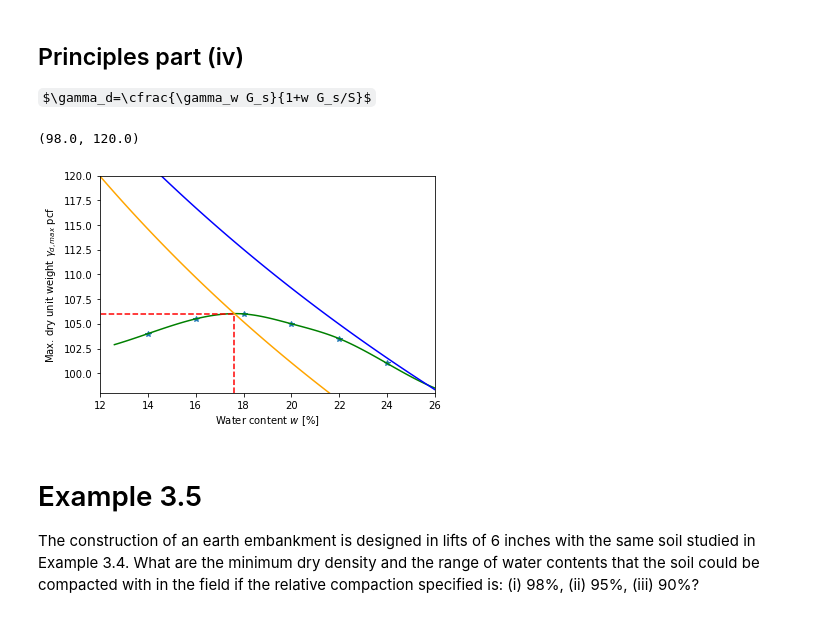
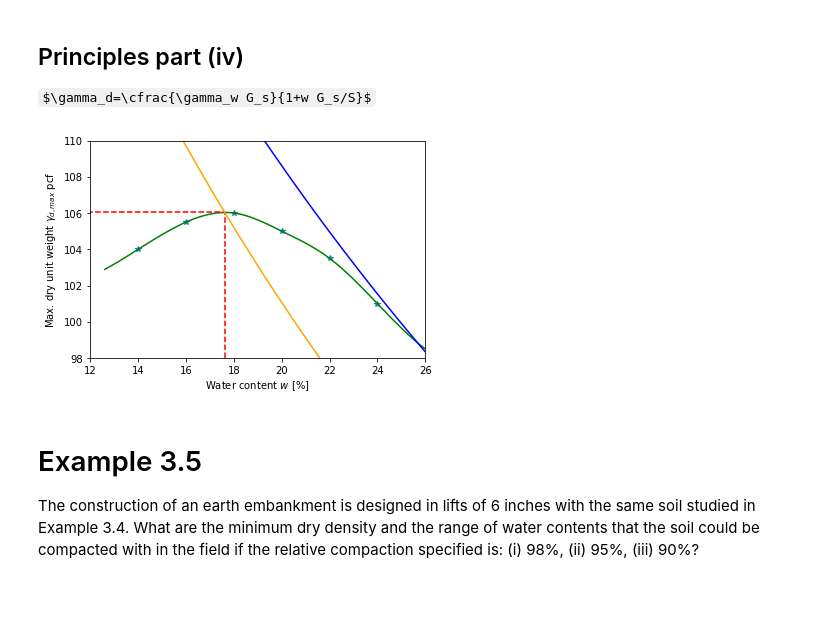
Before and after one commit to luisez1988/soilved, a Jupyter notebook: content/Example 3.4.ipynb, the cells around one changed output. Cells and saved outputs as stored; diff of their text form; code cells hidden in the pictures; some formulas as TeX source.

```diff
--- a/content/Example 3.4.ipynb
+++ b/content/Example 3.4.ipynb
@@ -78,27 +78,27 @@ $\gamma_d=\cfrac{\gamma_w G_s}{1+w G_s/S}$
 # %%
 # I'm first defining values of w
 
 w=np.linspace(12, 26, 100) # 100 values from 12 to 26 percent
 
 #Now I can generate the line using my function
 
 ZAV=slv.GetCompactionLines(w,S=100, gamma_w=62.4, Gs=Gs) # ZAV line
 
 l_satmax=slv.GetCompactionLines(w, S=S, gamma_w=62.4, Gs=Gs) # line of equal saturation passing at max density
 
 #run process proctor to recreate the plot
 
 gamma_max, w_opt, _, _=slv.ProcessProctor(Proctor_data['w'], Proctor_data['gamma pcf'], units='pcf') #creates a cubic spline
 
 #Add details to plot
 plt.plot([w_opt, w_opt, 12], [98, gamma_max, gamma_max], '--', color='r') # interpolation line
 plt.plot(w, ZAV, 'b') #ZAV line
 plt.plot(w, l_satmax, 'orange') #line of equal saturation
 plt.xlim([12, 26])
-plt.ylim([98,120])
+plt.ylim([98,110])
+plt.savefig('ProctorPlot.svg')
 # %% [output]
-(98.0, 120.0)
-[figure, old version]
+[figure, new version]
 # %% [markdown]
 # Example 3.5
 
```
Also changed, not shown: 2 other files.
